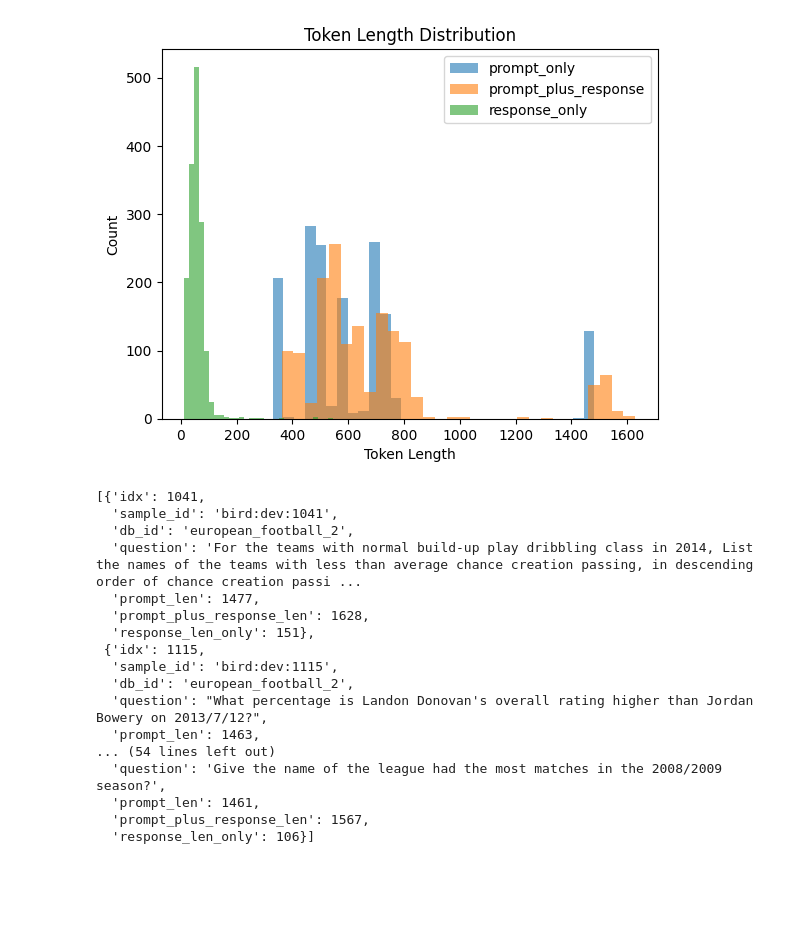
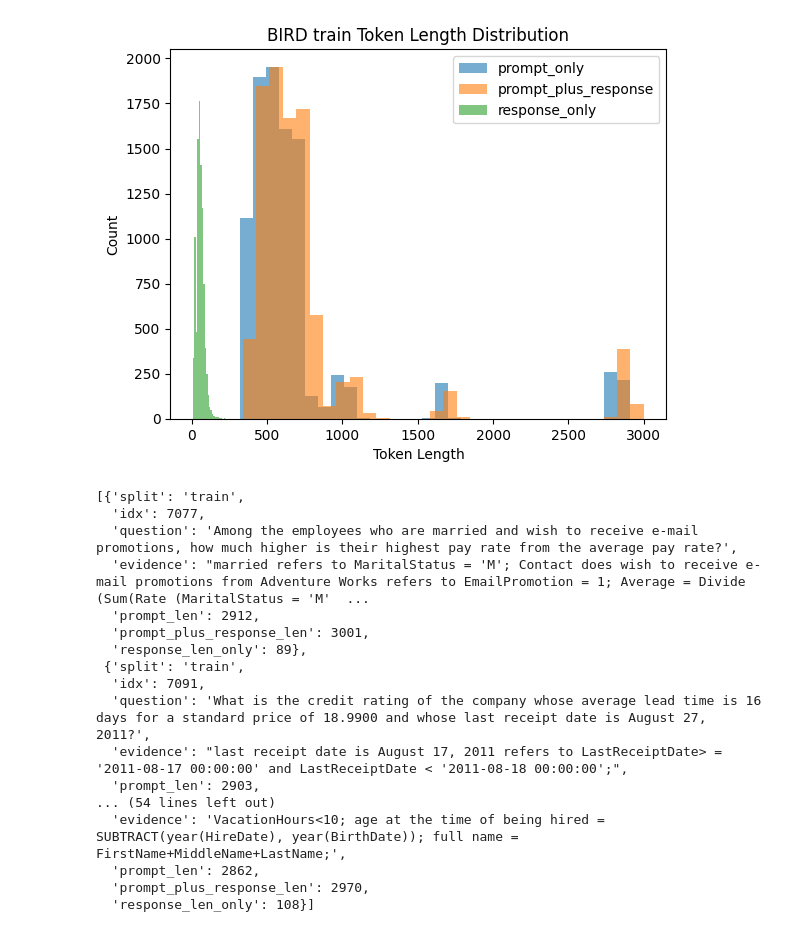
Before and after one commit to fisherman611/text2sql_distillation_draft, a Jupyter notebook: discover_context_length.ipynb, the cells around one changed output. Saved outputs shown, nothing was run; the diff lists cells and outputs as text; code cells hidden in the pictures; blank space fills up the shorter version.

Commit message:
update scripts to train bird

```diff
--- a/discover_context_length.ipynb
+++ b/discover_context_length.ipynb
@@ -250,13 +153,25 @@ def analyze_dataset_token_lengths(
 
     return results, summary
 # %%
-# results, summary = analyze_dataset_token_lengths(raw_test_data, tokenizer, enable_thinking=False)
-# # results, summary = analyze_dataset_token_lengths(raw_dev_data, tokenizer, enable_thinking=False)
-# # results, summary = analyze_dataset_token_lengths(raw_train_data, tokenizer, enable_thinking=False)
-
-
-results, summary = analyze_dataset_token_lengths(
-    raw_dev_data,
+train_results, train_summary = analyze_dataset_token_lengths(
+    raw_train_data,
     tokenizer,
+    split_name="train",
     enable_thinking=False,
 )
+val_results, val_summary = analyze_dataset_token_lengths(
+    raw_val_data,
+    tokenizer,
+    split_name="val",
+    enable_thinking=False,
+)
+
+results_by_split = {
+    "train": train_results,
+    "val": val_results,
+}
+summary = {
+    "train": train_summary,
+    "val": val_summary,
+}
+summary
@@ -283,40 +216,47 @@ summary
 # %%
 import matplotlib.pyplot as plt
+
+selected_split = "train"  # change to "val" when needed
+results = results_by_split[selected_split]
 
 prompt_lens = [x["prompt_len"] for x in results]
 full_lens = [x["prompt_plus_response_len"] for x in results]
 response_lens = [x["response_len_only"] for x in results]
 
 plt.figure()
 plt.hist(prompt_lens, bins=30, alpha=0.6, label="prompt_only")
 plt.hist(full_lens, bins=30, alpha=0.6, label="prompt_plus_response")
 plt.hist(response_lens, bins=30, alpha=0.6, label="response_only")
 
 plt.xlabel("Token Length")
 plt.ylabel("Count")
-plt.title("Token Length Distribution")
+plt.title(f"BIRD {selected_split} Token Length Distribution")
 plt.legend()
-
 plt.show()
 # %% [output]
-[figure, old version]
+[figure, new version]
 # %%
-sorted(results, key=lambda x: x["prompt_plus_response_len"], reverse=True)[:10]
+selected_split = "train"  # change to "val" when needed
+sorted(
+    results_by_split[selected_split],
+    key=lambda x: x["prompt_plus_response_len"],
+    reverse=True,
+)[:10]
 # %% [output]
-[{'idx': 1041,
-  'sample_id': 'bird:dev:1041',
-  'db_id': 'european_football_2',
-  'question': 'For the teams with normal build-up play dribbling class in 2014, List the names of the teams with less than average chance creation passing, in descending order of chance creation passi ...
-  'prompt_len': 1477,
-  'prompt_plus_response_len': 1628,
-  'response_len_only': 151},
- {'idx': 1115,
-  'sample_id': 'bird:dev:1115',
-  'db_id': 'european_football_2',
-  'question': "What percentage is Landon Donovan's overall rating higher than Jordan Bowery on 2013/7/12?",
-  'prompt_len': 1463,
+[{'split': 'train',
+  'idx': 7077,
+  'question': 'Among the employees who are married and wish to receive e-mail promotions, how much higher is their highest pay rate from the average pay rate?',
+  'evidence': "married refers to MaritalStatus = 'M'; Contact does wish to receive e-mail promotions from Adventure Works refers to EmailPromotion = 1; Average = Divide (Sum(Rate (MaritalStatus = 'M'  ...
+  'prompt_len': 2912,
+  'prompt_plus_response_len': 3001,
+  'response_len_only': 89},
+ {'split': 'train',
+  'idx': 7091,
+  'question': 'What is the credit rating of the company whose average lead time is 16 days for a standard price of 18.9900 and whose last receipt date is August 27, 2011?',
+  'evidence': "last receipt date is August 17, 2011 refers to LastReceiptDate> = '2011-08-17 00:00:00' and LastReceiptDate < '2011-08-18 00:00:00';",
+  'prompt_len': 2903,
 ... (54 lines left out)
-  'question': 'Give the name of the league had the most matches in the 2008/2009 season?',
-  'prompt_len': 1461,
-  'prompt_plus_response_len': 1567,
-  'response_len_only': 106}]
+  'evidence': 'VacationHours<10; age at the time of being hired = SUBTRACT(year(HireDate), year(BirthDate)); full name = FirstName+MiddleName+LastName;',
+  'prompt_len': 2862,
+  'prompt_plus_response_len': 2970,
+  'response_len_only': 108}]
```
Also changed, not shown: parts of 6 cells of this notebook, 14 other files.
